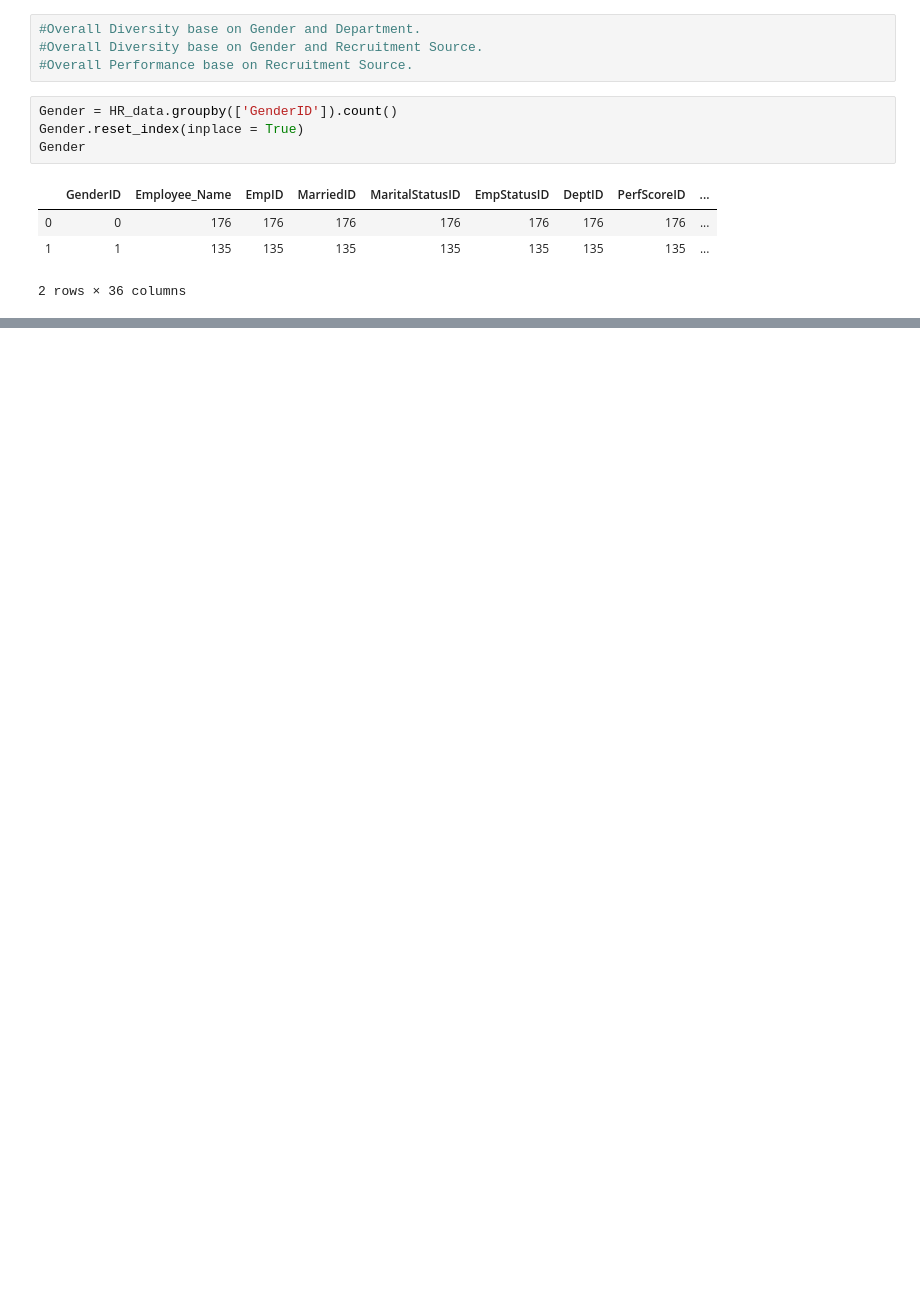
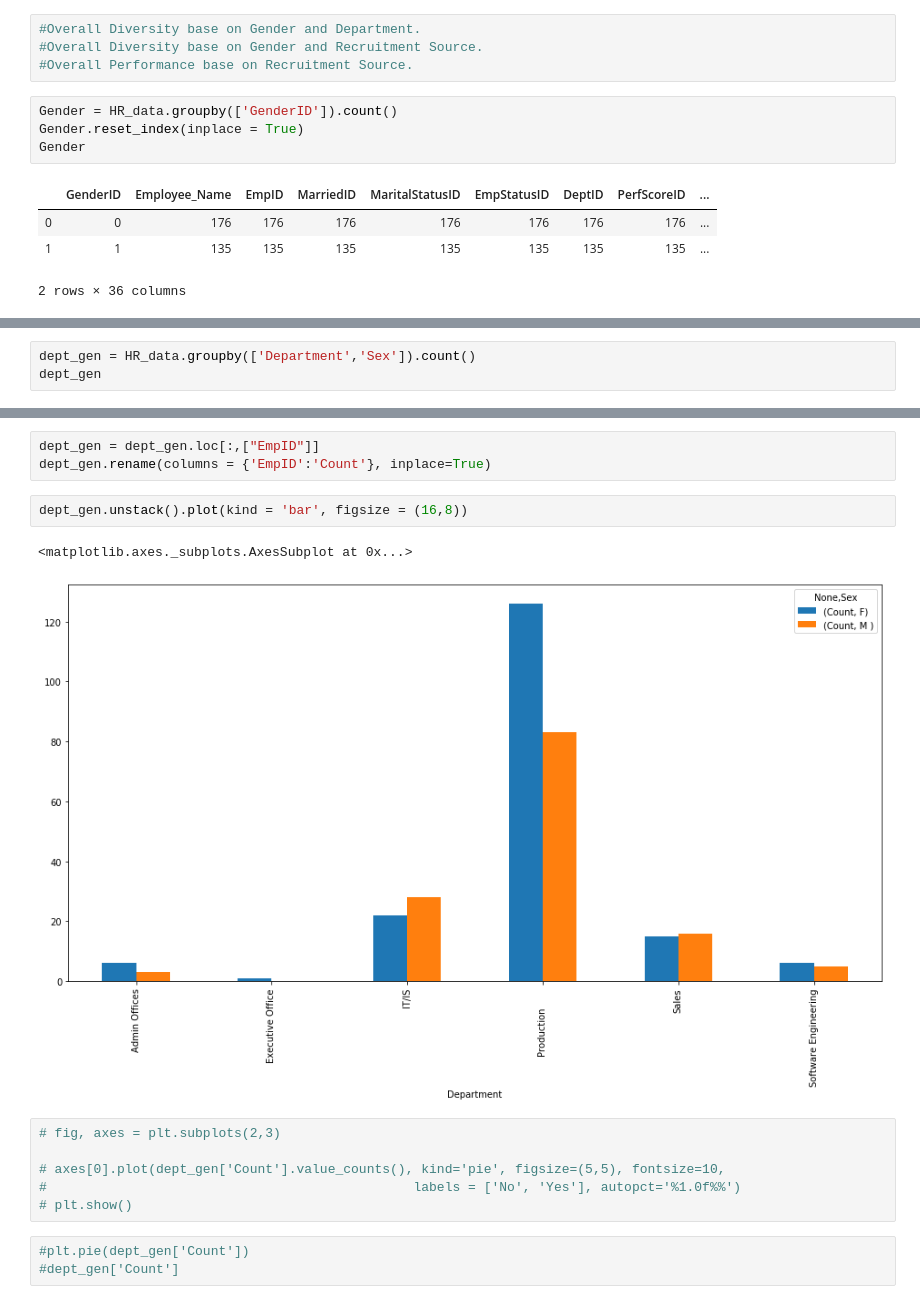
Before and after one commit to jessicac818/Netflix-Midterm-Project-1, a Jupyter notebook: Diversity in the Workforce Group 6.ipynb, the cells around one changed output, grey strips where cells are left out. Saved outputs shown, nothing was run; the diff lists cells and outputs as text; blank space fills up the shorter version.

```diff
--- a/Diversity in the Workforce Group 6.ipynb
+++ b/Diversity in the Workforce Group 6.ipynb
@@ -117,0 +181,3 @@ plt.bar(Gender['GenderID'],Gender['RaceDesc'])
+# %%
+dept_gen = HR_data.groupby(['Department','Sex']).count()
+dept_gen
@@ -117,0 +199,17 @@ plt.bar(Gender['GenderID'],Gender['RaceDesc'])
+# %%
+dept_gen = dept_gen.loc[:,["EmpID"]]
+dept_gen.rename(columns = {'EmpID':'Count'}, inplace=True)
+# %%
+dept_gen.unstack().plot(kind = 'bar', figsize = (16,8))
+# %% [output]
+<matplotlib.axes._subplots.AxesSubplot at 0x...>
+[figure, added]
+# %%
+# fig, axes = plt.subplots(2,3)
+
+# axes[0].plot(dept_gen['Count'].value_counts(), kind='pie', figsize=(5,5), fontsize=10,
+#                                               labels = ['No', 'Yes'], autopct='%1.0f%%')
+# plt.show()
+# %%
+#plt.pie(dept_gen['Count'])
+#dept_gen['Count']
```
Also changed, not shown: parts of 14 cells of this notebook.
